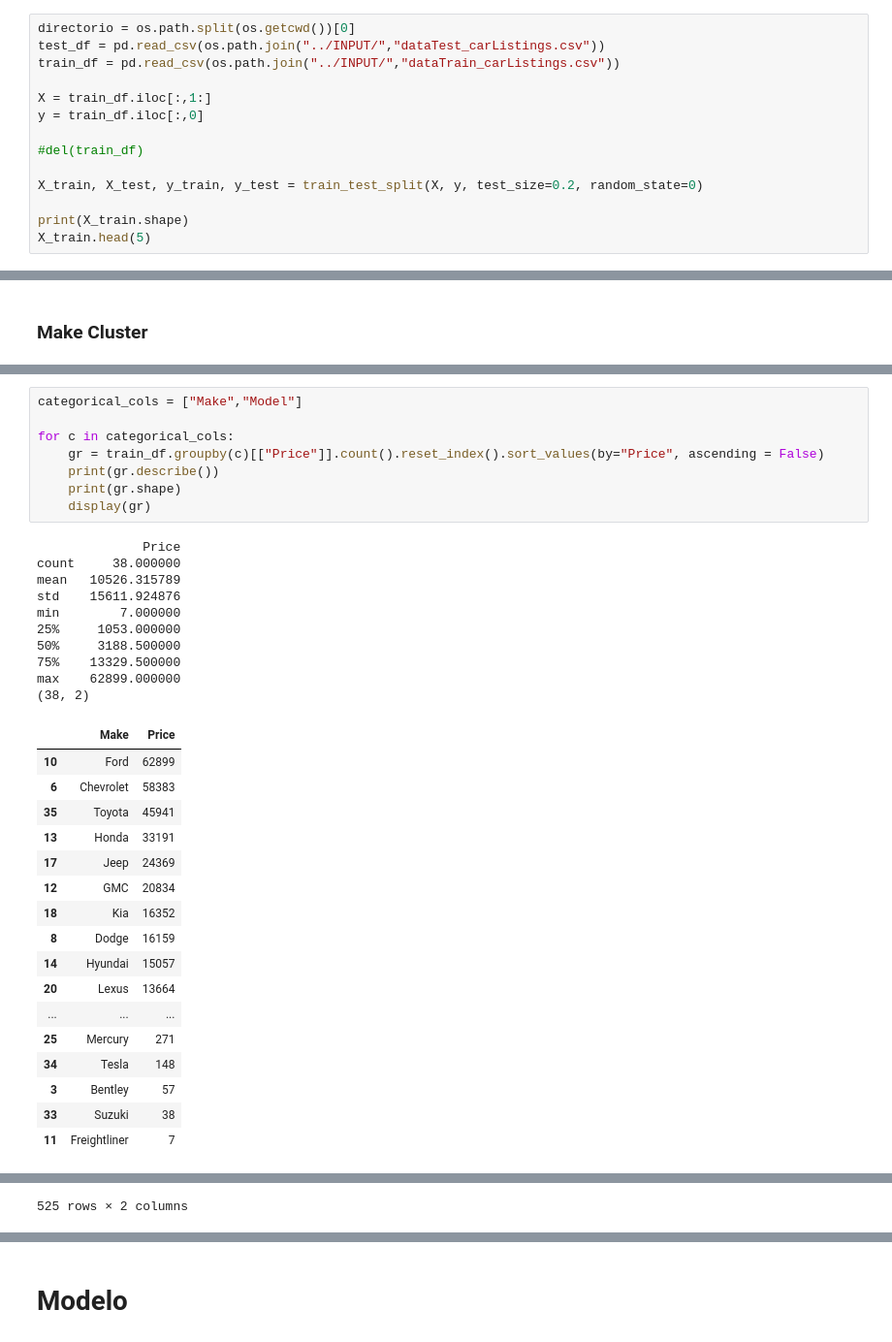
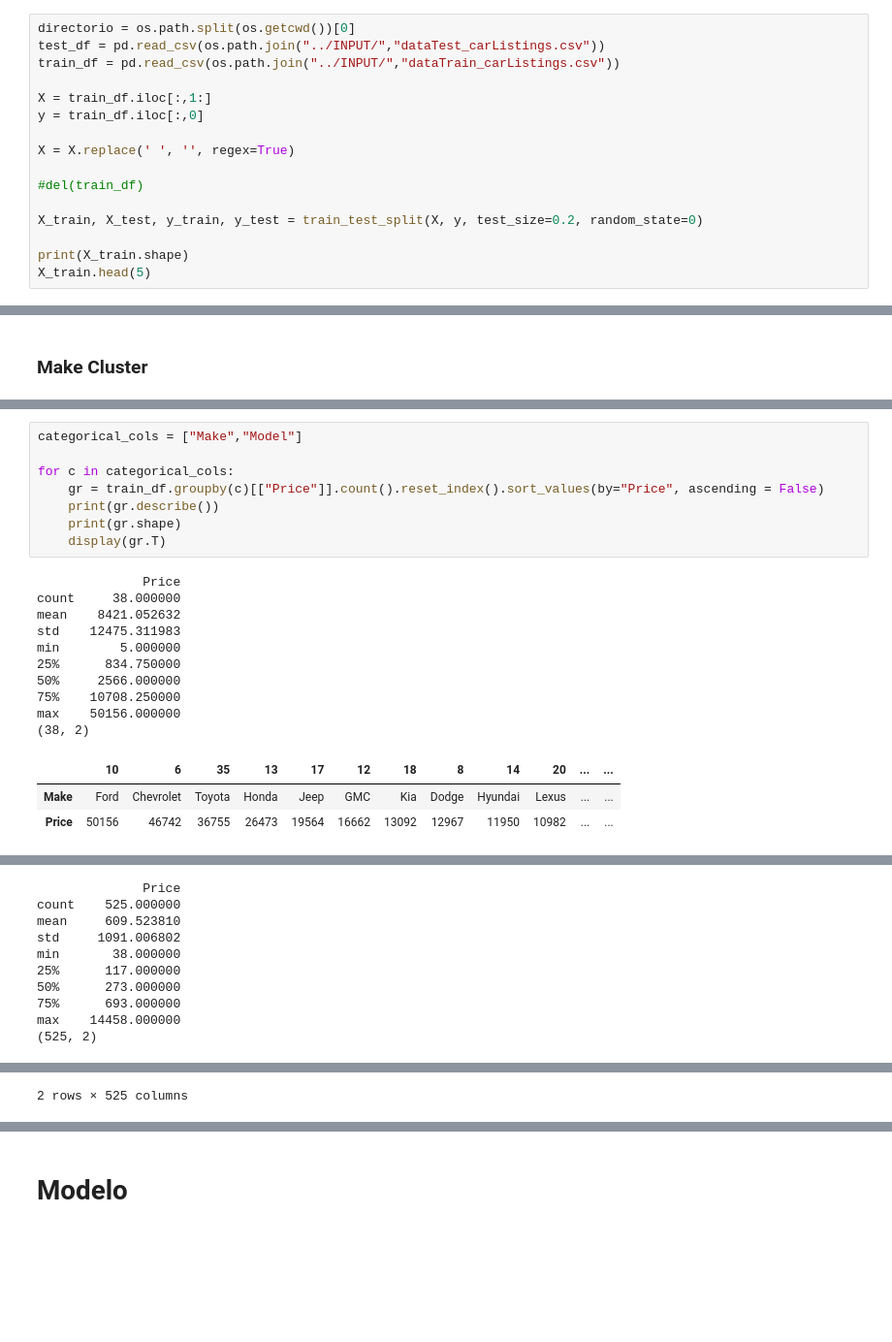
Before and after one commit to dfgomezc/pry_pric_cars, a Jupyter notebook: SCRIPTS/psg_modelo_prediccion_precios_veh.ipynb, the cells around one changed output, grey strips where cells are left out. Shown at 97% size. Saved outputs shown, nothing was run; the diff lists cells and outputs as text; blank space fills up the shorter version.

```diff
--- a/SCRIPTS/psg_modelo_prediccion_precios_veh.ipynb
+++ b/SCRIPTS/psg_modelo_prediccion_precios_veh.ipynb
@@ -29,6 +29,8 @@ train_df = pd.read_csv(os.path.join("../INPUT/","dataTrain_carListings.csv"))
 X = train_df.iloc[:,1:]
 y = train_df.iloc[:,0]
 
+X = X.replace(' ', '', regex=True)
+
 #del(train_df)
 
 X_train, X_test, y_train, y_test = train_test_split(X, y, test_size=0.2, random_state=0)
@@ -323,36 +308,22 @@ print(dict_maker)
 # %%
 categorical_cols = ["Make","Model"]
 
 for c in categorical_cols:
     gr = train_df.groupby(c)[["Price"]].count().reset_index().sort_values(by="Price", ascending = False)
     print(gr.describe())
     print(gr.shape)
-    display(gr)
+    display(gr.T)
 # %% [output]
               Price
 count     38.000000
-mean   10526.315789
-std    15611.924876
-min        7.000000
-25%     1053.000000
-50%     3188.500000
-75%    13329.500000
-max    62899.000000
+mean    8421.052632
+std    12475.311983
+min        5.000000
+25%      834.750000
+50%     2566.000000
+75%    10708.250000
+max    50156.000000
 (38, 2)
-|  | Make | Price |
-| 10 | Ford | 62899 |
-| 6 | Chevrolet | 58383 |
-| 35 | Toyota | 45941 |
-| 13 | Honda | 33191 |
-| 17 | Jeep | 24369 |
-| 12 | GMC | 20834 |
-| 18 | Kia | 16352 |
-| 8 | Dodge | 16159 |
-| 14 | Hyundai | 15057 |
-| 20 | Lexus | 13664 |
-| ... | ... | ... |
-| 25 | Mercury | 271 |
-| 34 | Tesla | 148 |
-| 3 | Bentley | 57 |
-| 33 | Suzuki | 38 |
-| 11 | Freightliner | 7 |
+|  | 10 | 6 | 35 | 13 | 17 | 12 | 18 | 8 | 14 | 20 | ... | ... |
+| Make | Ford | Chevrolet | Toyota | Honda | Jeep | GMC | Kia | Dodge | Hyundai | Lexus | ... | ... |
+| Price | 50156 | 46742 | 36755 | 26473 | 19564 | 16662 | 13092 | 12967 | 11950 | 10982 | ... | ... |
@@ -368,0 +331,10 @@ max    18085.000000
+              Price
+count    525.000000
+mean     609.523810
+std     1091.006802
+min       38.000000
+25%      117.000000
+50%      273.000000
+75%      693.000000
+max    14458.000000
+(525, 2)
@@ -381 +344 @@ max    18085.000000
-525 rows × 2 columns
+2 rows × 525 columns
```
Also changed, not shown: parts of 28 cells of this notebook, 5 other files.
